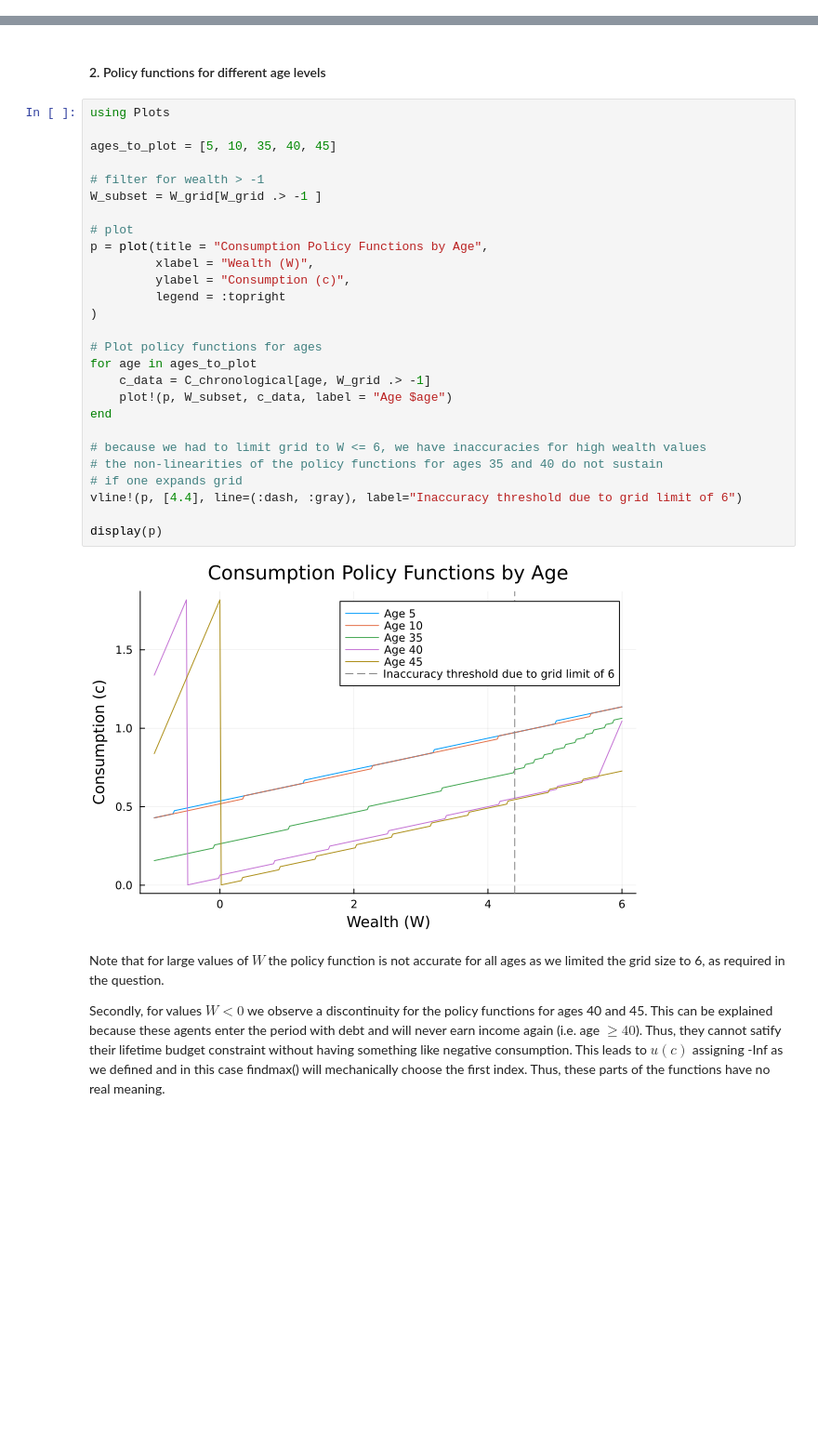
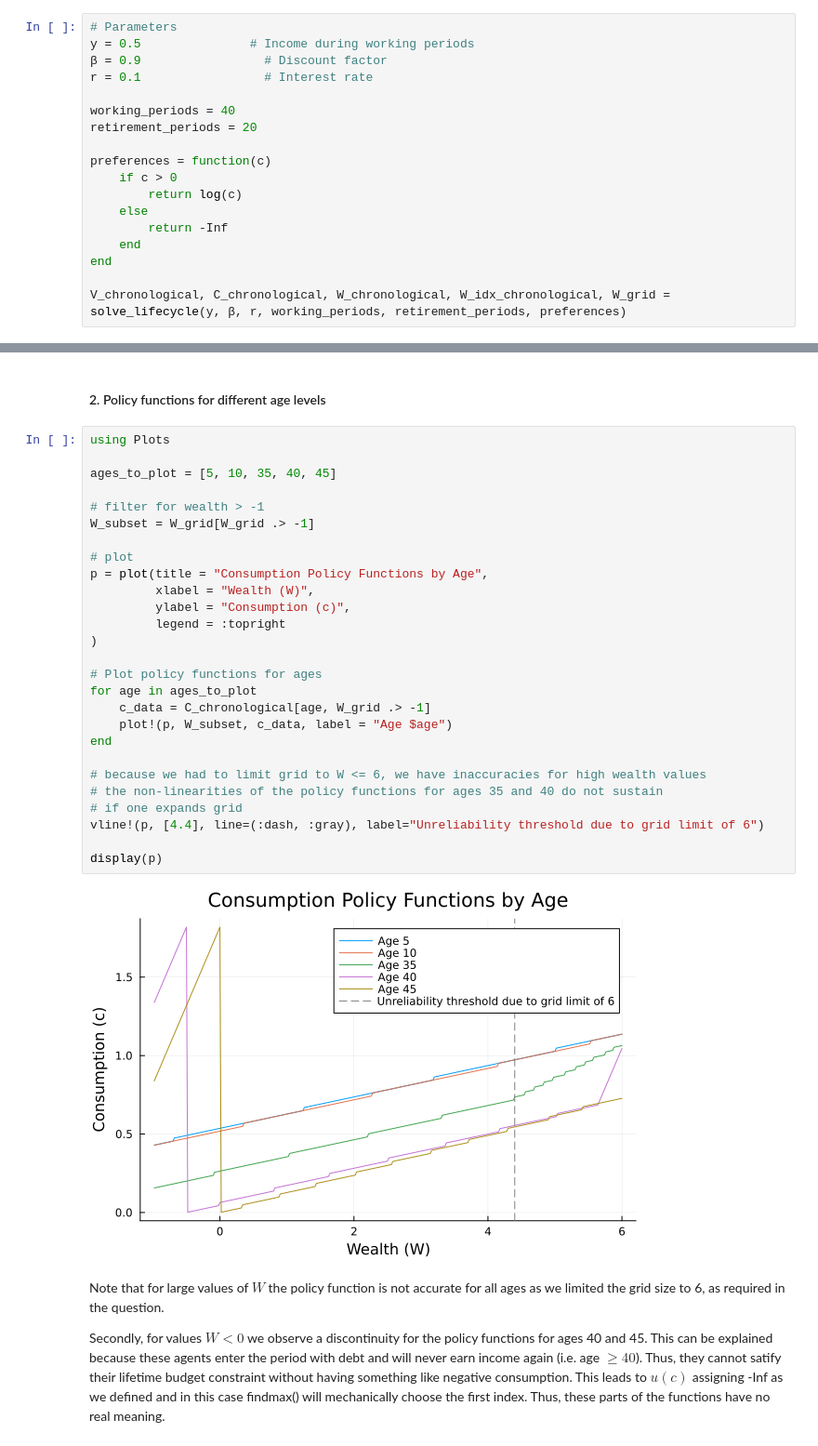
Before and after one commit to fapexxo/E602-assignment, a Jupyter notebook: problem-2.ipynb, the cells around one changed output, grey strips where cells are left out. Shown at 93% size. Cells and saved outputs as stored; diff of their text form; blank space fills up the shorter version.

Commit message:
solved question 2

```diff
--- a/problem-2.ipynb
+++ b/problem-2.ipynb
@@ -125,0 +101,18 @@ W_idx_chronological = reverse(Pol_W_idx, dims=1)
+# %%
+# Parameters
+y = 0.5               # Income during working periods
+β = 0.9                 # Discount factor
+r = 0.1                 # Interest rate
+
+working_periods = 40
+retirement_periods = 20
+
+preferences = function(c)
+    if c > 0
+        return log(c)
+    else
+        return -Inf
+    end
+end
+
+V_chronological, C_chronological, W_chronological, W_idx_chronological, W_grid = solve_lifecycle(y, β, r, working_periods, retirement_periods, preferences)
@@ -128,32 +123,32 @@ W_idx_chronological = reverse(Pol_W_idx, dims=1)
 # %%
 using Plots
 
 ages_to_plot = [5, 10, 35, 40, 45]
 
 # filter for wealth > -1
-W_subset = W_grid[W_grid .> -1 ]
+W_subset = W_grid[W_grid .> -1]
 
 # plot
 p = plot(title = "Consumption Policy Functions by Age",
          xlabel = "Wealth (W)",
          ylabel = "Consumption (c)",
          legend = :topright
 )
 
 # Plot policy functions for ages
 for age in ages_to_plot
     c_data = C_chronological[age, W_grid .> -1]
     plot!(p, W_subset, c_data, label = "Age $age")
 end
 
 # because we had to limit grid to W <= 6, we have inaccuracies for high wealth values
 # the non-linearities of the policy functions for ages 35 and 40 do not sustain
 # if one expands grid
-vline!(p, [4.4], line=(:dash, :gray), label="Inaccuracy threshold due to grid limit of 6")
+vline!(p, [4.4], line=(:dash, :gray), label="Unreliability threshold due to grid limit of 6")
 
 display(p)
 # %% [output]
-[figure, old version]
+[figure, new version]
 # %% [markdown]
 Note that for large values of $W$ the policy function is not accurate for all ages as we limited the grid size to 6, as required in the question.
 
```
Also changed, not shown: parts of 14 cells of this notebook, 2 other files.
